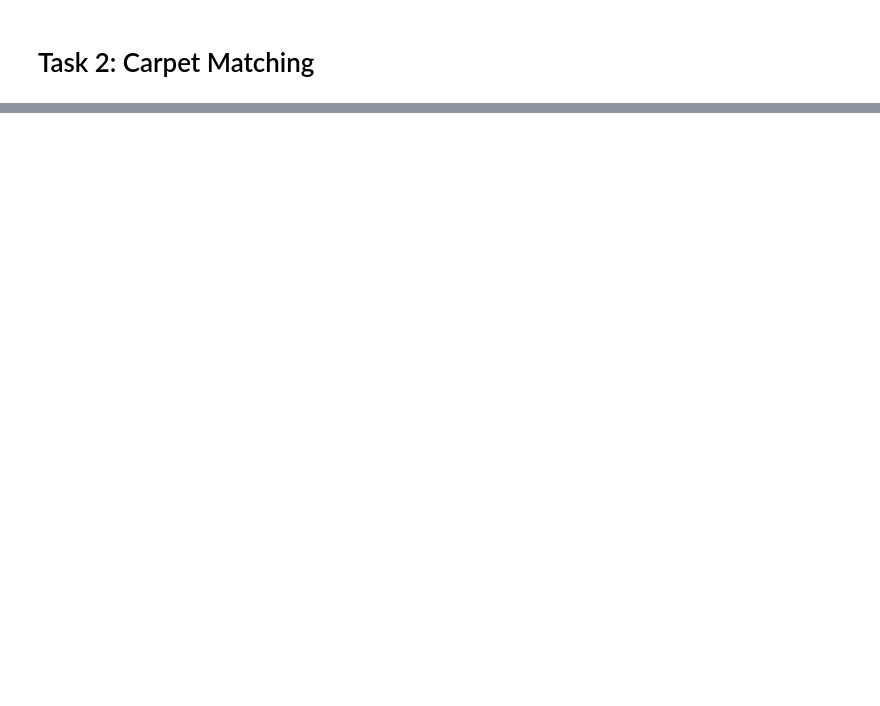
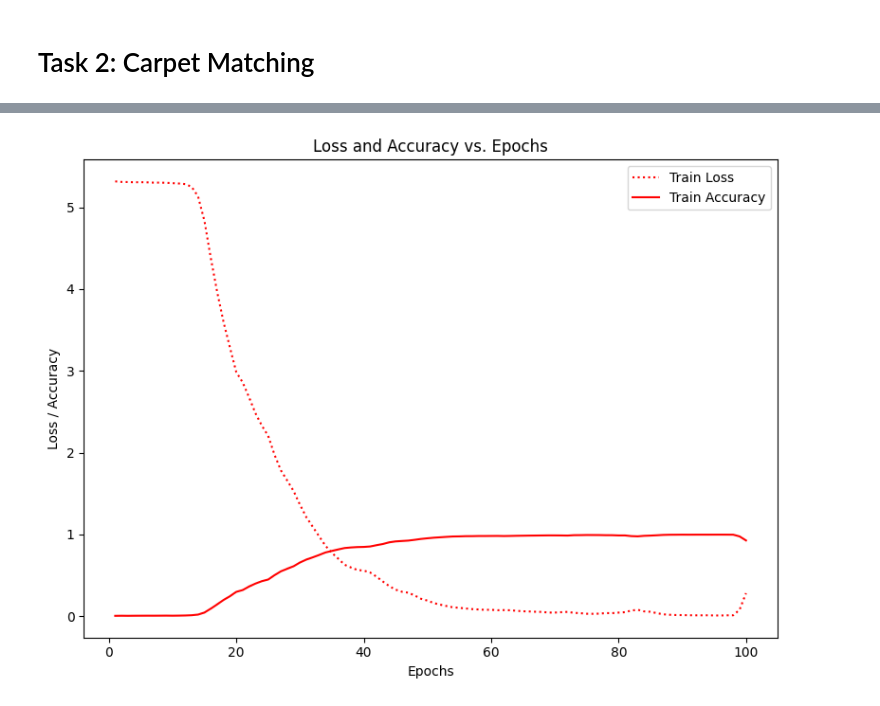
Before and after one commit to sambhav97/tue-deeplearning, a Jupyter notebook: assignments/assignment_1/Assignment_1.ipynb, the cells around one changed output, grey strips where cells are left out. Cells and saved outputs as stored; diff of their text form; code cells hidden in the pictures; blank space fills up the shorter version.

```diff
--- a/assignments/assignment_1/Assignment_1.ipynb
+++ b/assignments/assignment_1/Assignment_1.ipynb
@@ -647,0 +513,75 @@ print(f"Top-3 Accuracy: {top_3_accuracy}%")
+# %%
+model = CarpetMatchingModel(num_classes=200)
+loss_func = F.cross_entropy
+optimizer = optim.Adam(model.parameters(), lr=0.001)
+
+# Convert the numpy arrays to PyTorch tensors
+X_tensor = torch.from_numpy(X).float()
+y_tensor = torch.from_numpy(y).long()
+queries_tensor = torch.from_numpy(queries).float()
+targets_tensor = torch.from_numpy(targets).float()
+
+# Set the device to CUDA if available
+device = torch.device('cuda' if torch.cuda.is_available() else 'cpu')
+model = model.to(device)
+X_tensor = X_tensor.to(device)
+y_tensor = y_tensor.to(device)
+queries_tensor = queries_tensor.to(device)
+targets_tensor = targets_tensor.to(device)
+# %%
+num_epochs = 100
+batch_size = 64
+
+train_losses = []
+train_accuracies = []
+
+for epoch in range(num_epochs):
+    running_loss = 0.0
+    correct = 0
+    total = 0
+
+    # Mini-batch training
+    for i in range(0, X_tensor.size(0), batch_size):
+        inputs = X_tensor[i:i+batch_size]
+        labels = y_tensor[i:i+batch_size]
+
+        optimizer.zero_grad()
+
+        # Forward pass
+        outputs = model(inputs)
+        loss = loss_func(outputs, labels)
+
+        # Backward pass and optimization
+        loss.backward()
+        optimizer.step()
+
+        running_loss += loss.item()
+
+        # Calculate training accuracy
+        _, predicted = torch.max(outputs.data, 1)
+        total += labels.size(0)
+        correct += (predicted == labels).sum().item()
+
+    # Store the average loss and accuracy for the epoch
+    train_loss = running_loss / (X_tensor.size(0) / batch_size)
+    train_accuracy = correct / total
+    train_losses.append(train_loss)
+    train_accuracies.append(train_accuracy)
+
+    # Print the average loss and accuracy for the epoch
+    print(f'EPOCH: {epoch+1:0>{len(str(num_epochs))}}/{num_epochs}', end=' ')
+    print(f'LOSS: {train_loss:.4f}', f'ACC: {train_accuracy:.4f} ', end='\n')
+
+# Plot losses and accuracies
+plt.figure(figsize=(8, 6))
+plt.plot(range(1, num_epochs+1), train_losses, 'r:', label='Train Loss')
+plt.plot(range(1, num_epochs+1), train_accuracies, 'r', label='Train Accuracy')
+plt.xlabel('Epochs')
+plt.ylabel('Loss / Accuracy')
+plt.title('Loss and Accuracy vs. Epochs')
+plt.legend()
+plt.tight_layout()
+plt.show()
+
+model.eval()
+# %% [output]
@@ -647,0 +605 @@ print(f"Top-3 Accuracy: {top_3_accuracy}%")
+[figure, added]
```
Also changed, not shown: parts of 13 cells of this notebook.
